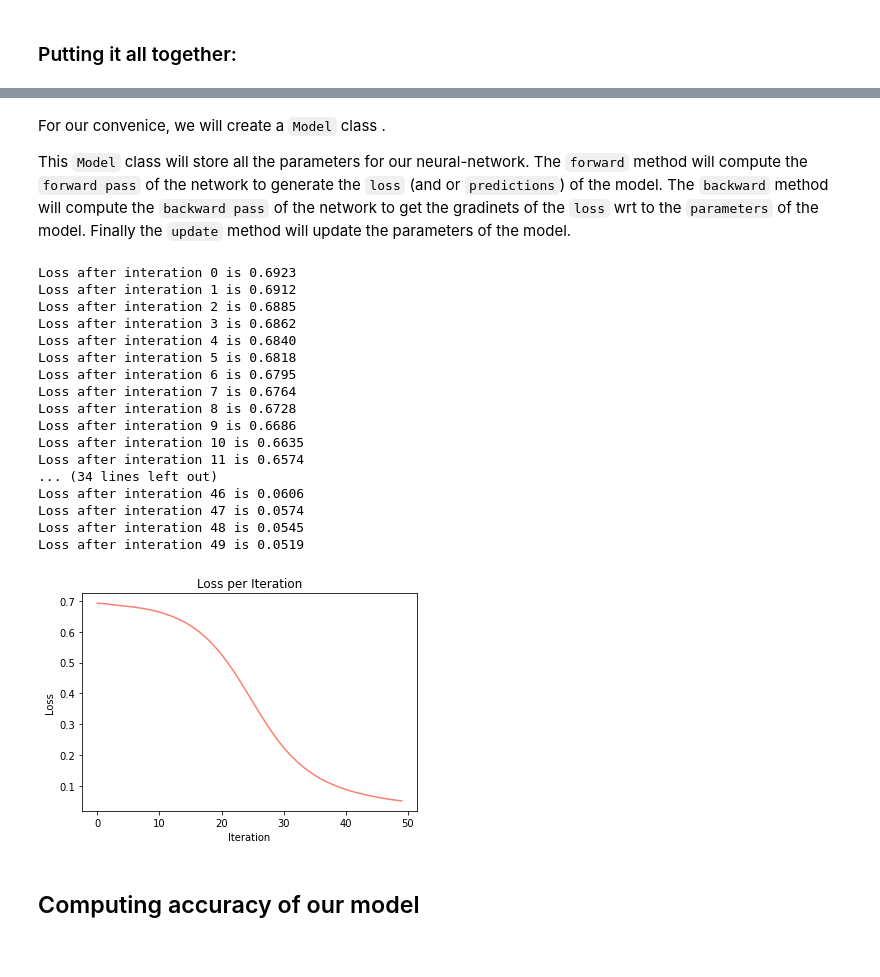
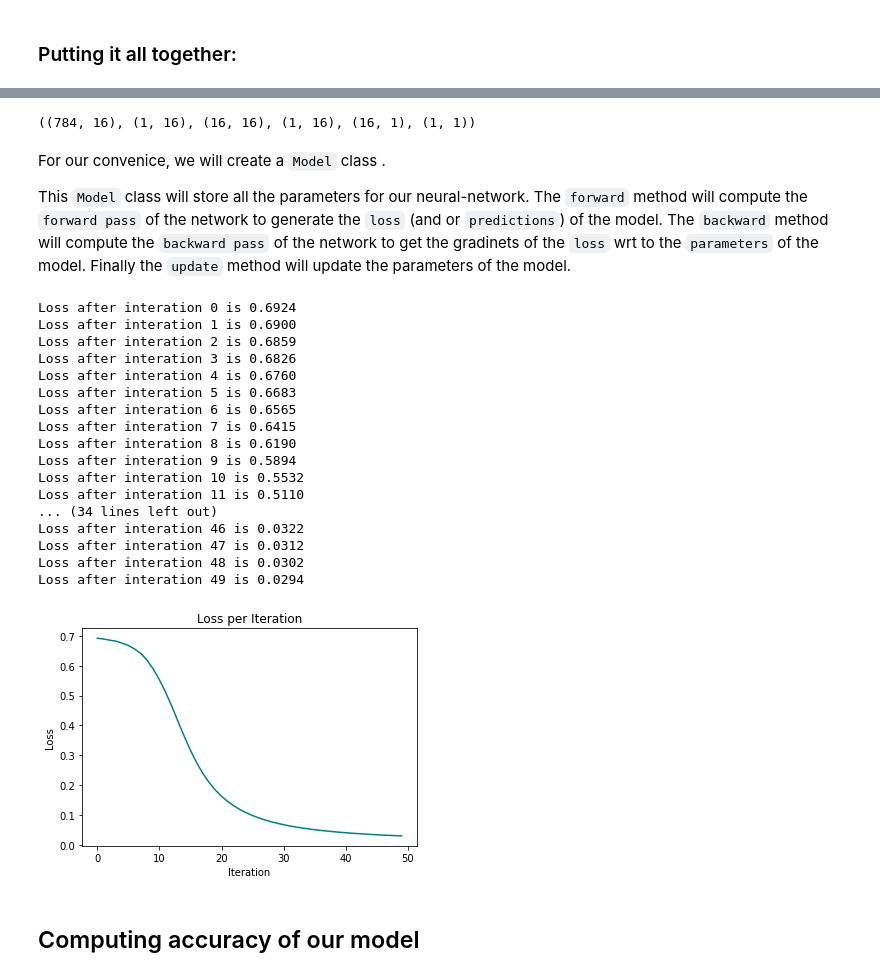
Before and after one commit to benihime91/blog, a Jupyter notebook: _notebooks/2020-09-22-nn-from-scratch.ipynb, the cells around one changed output, grey strips where cells are left out. Saved outputs shown, nothing was run; the diff lists cells and outputs as text; code cells hidden in the pictures.

```diff
--- a/_notebooks/2020-09-22-nn-from-scratch.ipynb
+++ b/_notebooks/2020-09-22-nn-from-scratch.ipynb
@@ -464,12 +475,12 @@ loss_fn = CELoss() # loss_fn
 ### Forward pass:
 # %%
 # forward pass
-z1 = lin1.forward(x_train)
-a1 = relu1.forward(z1)
-z2 = lin2.forward(a1)
-a2 = relu2.forward(z2)
-z3 = lin3.forward(a2)
-pred = sigmoid.forward(z3)
+z1   = lin1.forward(x_train)
+a1   = relu1.forward(z1)
+z2   = lin2.forward(a1)
+a2   = relu2.forward(z2)
+z3   = lin3.forward(a2)
+pred = a3 = sigmoid.forward(z3)
 
 # calculate loss
 loss = loss_fn.forward(pred, y_train)
@@ -491,3 +492,25 @@ _, dw1, db1 = lin1.backward(da1)
+# %%
+# backward pass
+da3 = loss_fn.backward() # gradient of loss wrt to final output
+dz3 = sigmoid.backward(da3)
+
+da2, dw3, db3 = lin3.backward(dz3)
+
+dz2 = relu2.backward(da2)
+da1, dw2, db2 = lin2.backward(dz2)
+
+dz1 = relu1.backward(da1)
+_, dw1, db1 = lin1.backward(da1)
+
+# check if the parameters and the gradients are of same shape
+# so that we can preform the update state
+assert lin1.w.shape == dw1.shape
+assert lin2.w.shape == dw2.shape
+assert lin3.w.shape == dw3.shape
+
+assert lin1.b.shape == db1.shape
+assert lin2.b.shape == db2.shape
+assert lin3.b.shape == db3.shape
 # %% [markdown]
 ### Update parameters:
 # %%
@@ -511,6 +536,7 @@ Let's code up a class which will make this steps easir to achieve.
 # %%
+#hide_output
+
 # Instantiate parameters
-
 nh1 = 16 # no. of units in the first hidden layer
 nh2 = 16 # no. of units in the 2nd hidden layer
 nh3 = 1 # no. of units in the output layer
@@ -524,7 +550,9 @@ b2  = np.zeros((1, nh2))
 w3  = np.random.randn(nh2, nh3)
 b3  = np.zeros((1, nh3))
 
-print(w1.shape, b1.shape, w2.shape, b2.shape, w3.shape, b3.shape)
+w1.shape, b1.shape, w2.shape, b2.shape, w3.shape, b3.shape
+# %% [output]
+((784, 16), (1, 16), (16, 16), (1, 16), (16, 1), (1, 1))
 # %% [markdown]
 For our convenice, we will create a `Model` class .
 
@@ -605,36 +656,36 @@ nn = Model(learning_rate=0.0005)
 epochs = 50 # no. of iterations to train
 
 for n in range(epochs):
-    loss, _ = nn.forward(x_train)
+    loss, _ = nn.forward(x_train, calc_loss=True, targ=y_train)
     nn.backward()
     nn.update()
     print(f"Loss after interation {n} is {loss:.4f}")
 # %% [output]
-Loss after interation 0 is 0.6923
-Loss after interation 1 is 0.6912
-Loss after interation 2 is 0.6885
-Loss after interation 3 is 0.6862
-Loss after interation 4 is 0.6840
-Loss after interation 5 is 0.6818
-Loss after interation 6 is 0.6795
-Loss after interation 7 is 0.6764
-Loss after interation 8 is 0.6728
-Loss after interation 9 is 0.6686
-Loss after interation 10 is 0.6635
-Loss after interation 11 is 0.6574
+Loss after interation 0 is 0.6924
+Loss after interation 1 is 0.6900
+Loss after interation 2 is 0.6859
+Loss after interation 3 is 0.6826
+Loss after interation 4 is 0.6760
+Loss after interation 5 is 0.6683
+Loss after interation 6 is 0.6565
+Loss after interation 7 is 0.6415
+Loss after interation 8 is 0.6190
+Loss after interation 9 is 0.5894
+Loss after interation 10 is 0.5532
+Loss after interation 11 is 0.5110
 ... (34 lines left out)
-Loss after interation 46 is 0.0606
-Loss after interation 47 is 0.0574
-Loss after interation 48 is 0.0545
-Loss after interation 49 is 0.0519
+Loss after interation 46 is 0.0322
+Loss after interation 47 is 0.0312
+Loss after interation 48 is 0.0302
+Loss after interation 49 is 0.0294
 # %%
 #collapse
-plt.plot(nn.losses, color="salmon")
+plt.plot(nn.losses, color="teal")
 plt.title("Loss per Iteration")
 plt.xlabel("Iteration")
 plt.ylabel("Loss");
 # %% [output]
-[figure, old version]
+[figure, new version]
 # %% [markdown]
 ## Computing accuracy of our model
 # %% [markdown]
```
Also changed, not shown: parts of 22 cells of this notebook.
